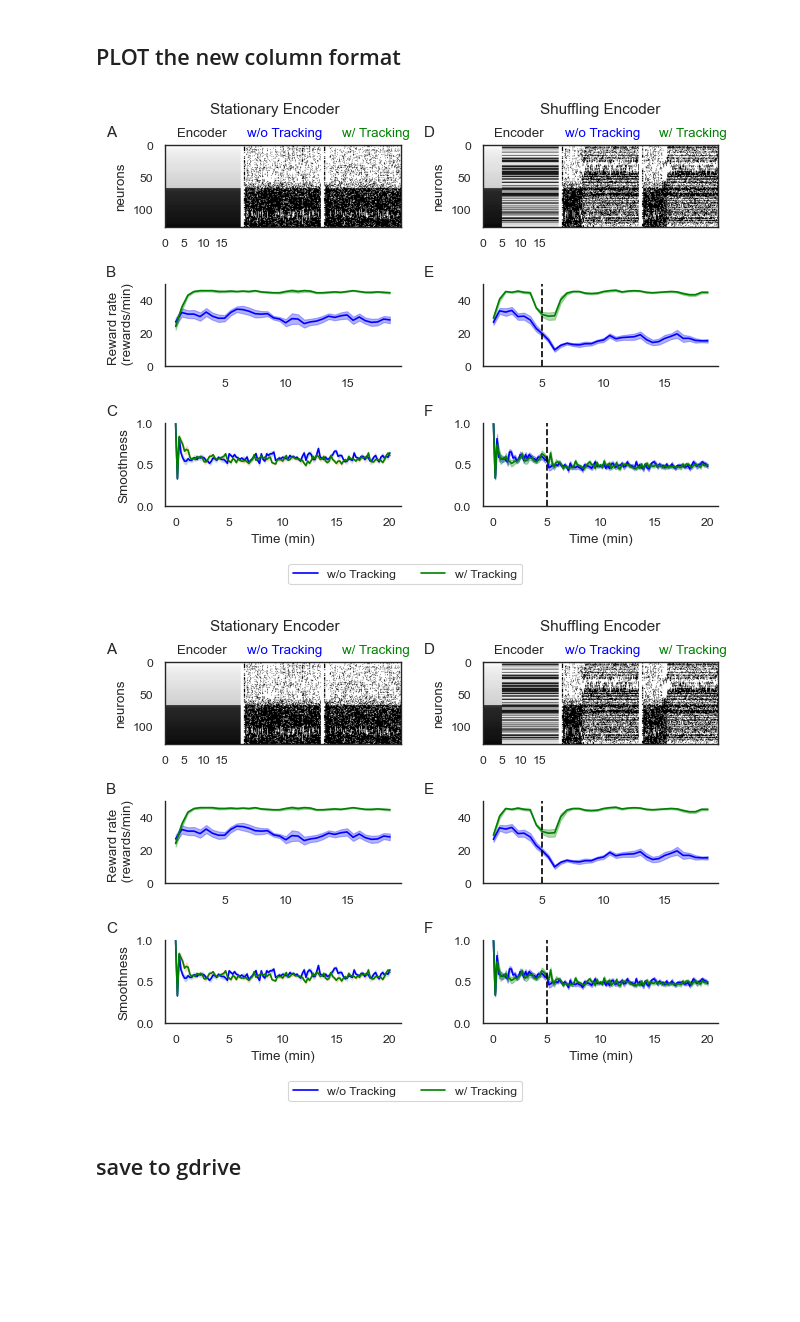
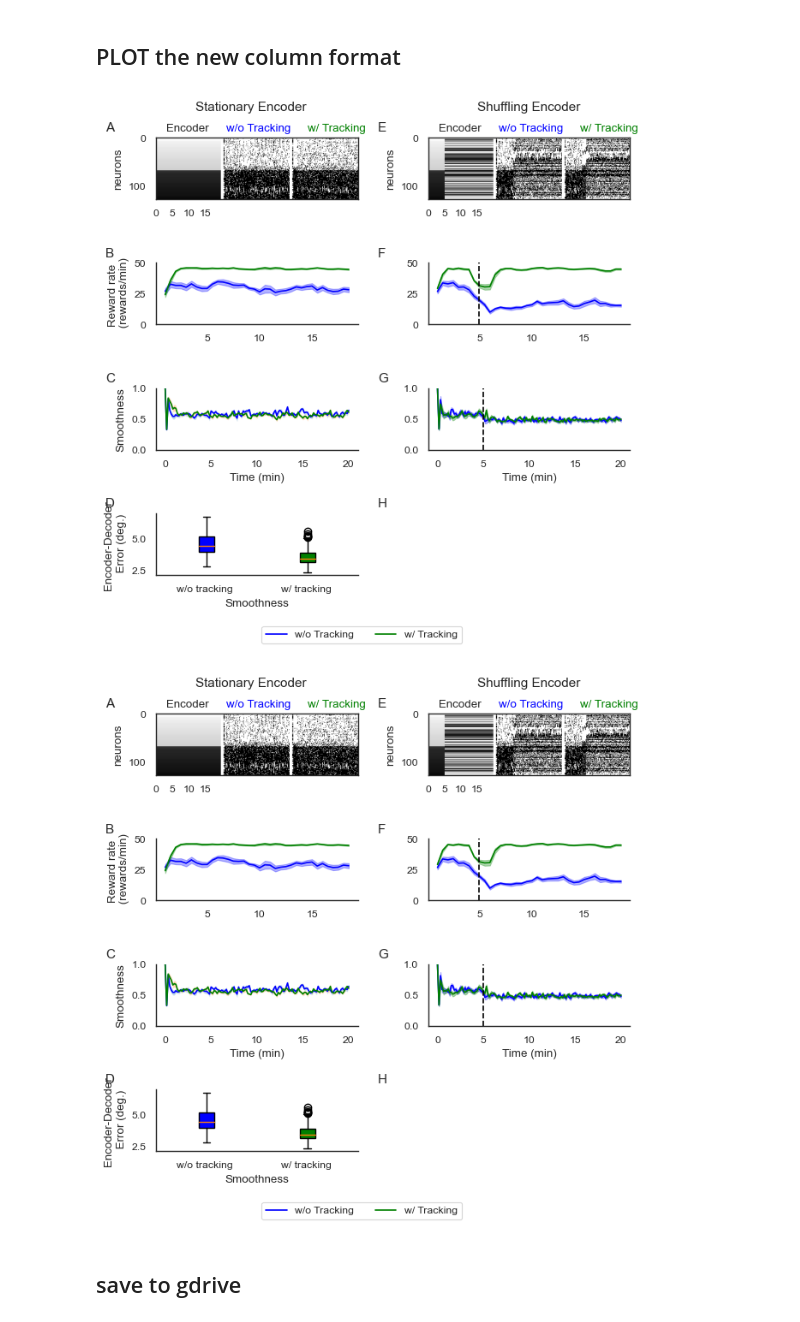
Before and after one commit to sijia66/adaptive_feature_selection, a Jupyter notebook: figure3_lasso_selection/231128_afs_figure3_full_feature_selection_full_lasso_random_seeds.ipynb, the cells around one changed output. Cells and saved outputs as stored; diff of their text form; code cells hidden in the pictures; blank space fills up the shorter version.

Commit message:
add the encoder decoder error

```diff
--- a/figure3_lasso_selection/231128_afs_figure3_full_feature_selection_full_lasso_random_seeds.ipynb
+++ b/figure3_lasso_selection/231128_afs_figure3_full_feature_selection_full_lasso_random_seeds.ipynb
@@ -512,16 +518,24 @@ dict_keys(['bmi3d_task', 'bmi3d_events', 'bmi3d_state', 'bmi3d_trials', 'bmi3d_c
 # %%
-fig, ax = plt.subplots(1, 1, figsize = (2.5, 2.5))
+
 
 if len(exp_data_all) <= len(feature_selection_schemes):
+    fig, ax = plt.subplots(1, 1, figsize = (2.5, 2.5))
+    colors = ["blue", "green"]
 
-    for m, l_25, u_25, lab in zip(active_angles_all,
+    for m, l_25, u_25, lab, c in zip(active_angles_all,
                                 active_angles_25_all,
                                 active_angles_75_all,
-                                feature_selection_schemes[:2]):
-        ax.plot(m, label = lab)
-        ax.fill_between(np.arange(len(m)), l_25, u_25, alpha = 0.3)
+                                feature_selection_schemes[:2],
+                                colors):
+        ax.plot(m, label = lab, color = c)
+        ax.fill_between(np.arange(len(m)), l_25, u_25,
+                        alpha = 0.3,
+                        color = c)
     ax.set_xlabel('batch')
     ax.set_xlabel("Encoder-Decoder Angle")
     ax.set_ylim([0, 10])
     ax.legend(loc = (1.04, 0))
+
+    active_angles_all = np.array(active_angles_all)
+    active_angles_all_stationary = active_angles_all[:2, :] # 2 is the first two stationary cases
 # %% [output]
@@ -641,8 +697,8 @@ encoder_weight_labels = np.rint(encoder_weight_labels).astype(int)
 # colors = sns.palettes.color_palette("Blues", n_colors=2)
 
 # make the figure according to the plan
-summary_figure, summary_axes = subplots_with_labels(3, 2,
-                                            figsize = (6.5, 4.5 ),
+summary_figure, summary_axes = subplots_with_labels(4, 2,
+                                            figsize = (6.5, 6 ),
                                             label_directions='col_first',
                                             )
 # make summary_figure sharey for the seocnd and last row
@@ -732,6 +788,19 @@ for i in stationary_shuffling_indices[1]:
 # add a dotted line to indicate encoder swap
 ax.axvline(x=5, color='k', linestyle='--')
 
+# last one is encoder decoder error
+
+ax = summary_axes[3,0]
+box = ax.boxplot(active_angles_all_stationary[:, skipped:].T,
+                patch_artist=True)
+
+for patch, color in zip(box['boxes'], line_colors):
+    patch.set_facecolor(color)
+
+ax.set_xticklabels(feature_selection_schemes[:2])
+ax.set_xlabel('Smoothness')
+ax.set_ylabel('Encoder-Decoder \n Error (deg.)')
+
 ###############################################################
 # reward rate
 ax = summary_axes[1,0]
@@ -764,36 +833,43 @@ for i in stationary_shuffling_indices[1]:
 # add the error bars using a for loop
 for i in stationary_shuffling_indices[1]:
     ax.fill_between(window_time_stamps / 60,
                                     reward_rate_all_25[i,:].T,
                                     reward_rate_all_75[i,:].T,
                                     color = line_colors[i-2],
                                     alpha = 0.3)
 # add a dotted line to indicate encoder swap
 ax.axvline(x=5, color='k', linestyle='--')
 
 summary_axes[2,0].set_xlabel('Time (min)')
 summary_axes[2,1].set_xlabel('Time (min)')
 
 summary_axes[2,1].set_xlabel('Time (min)')
 
 ## modify the boundary
 # for summary_axes[1,0], summary_axes[1,1], summary_axes[2,0], summary_axes[2,1]
 # get rid of the right and top spines
-for ax in [summary_axes[1,0], summary_axes[1,1], summary_axes[2,0], summary_axes[2,1]]:
+for ax in [summary_axes[1,0],
+           summary_axes[1,1],
+           summary_axes[2,0],
+           summary_axes[2,1],
+           summary_axes[3,0]]:
     ax.spines['right'].set_visible(False)
     ax.spines['top'].set_visible(False)
+
+# get rid of the very last axis
+summary_axes[3,1].axis('off')
 
 # put the legend outside of the figure at the center of the bottom
 
 lgd = summary_figure.legend(bbox_to_anchor=(0.3, -.01), ncol = 2,
                          loc=2, borderaxespad=0.)
 summary_figure.subplots_adjust(bottom=0.2)
 
 summary_figure.tight_layout()
 summary_figure
 # %% [output]
-[figure, old version]
+[figure, new version]
-[figure, old version]
+[figure, new version]
 # %% [markdown]
 ## save to gdrive
 # %%
```
Also changed, not shown: parts of 14 cells of this notebook, 3 other files.
